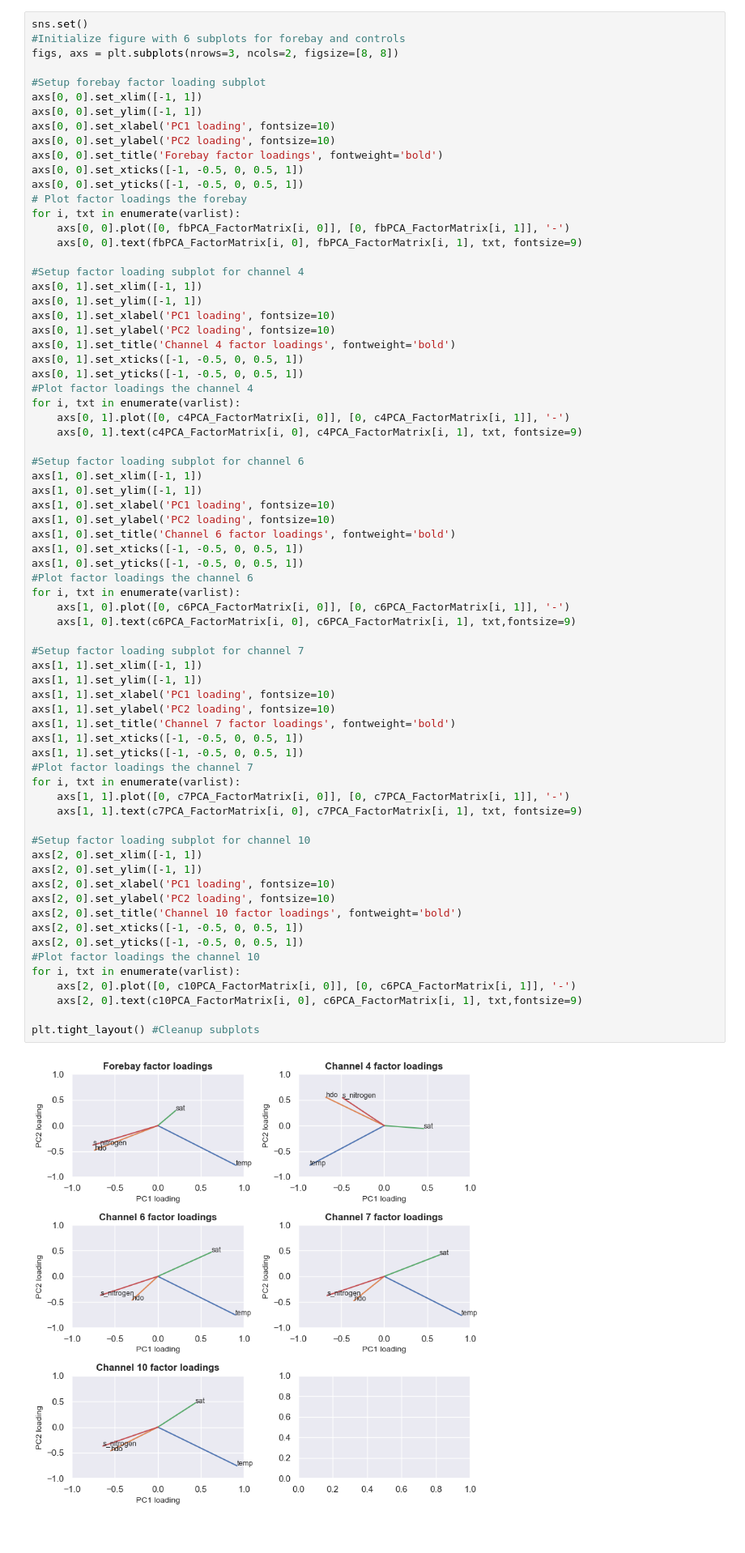
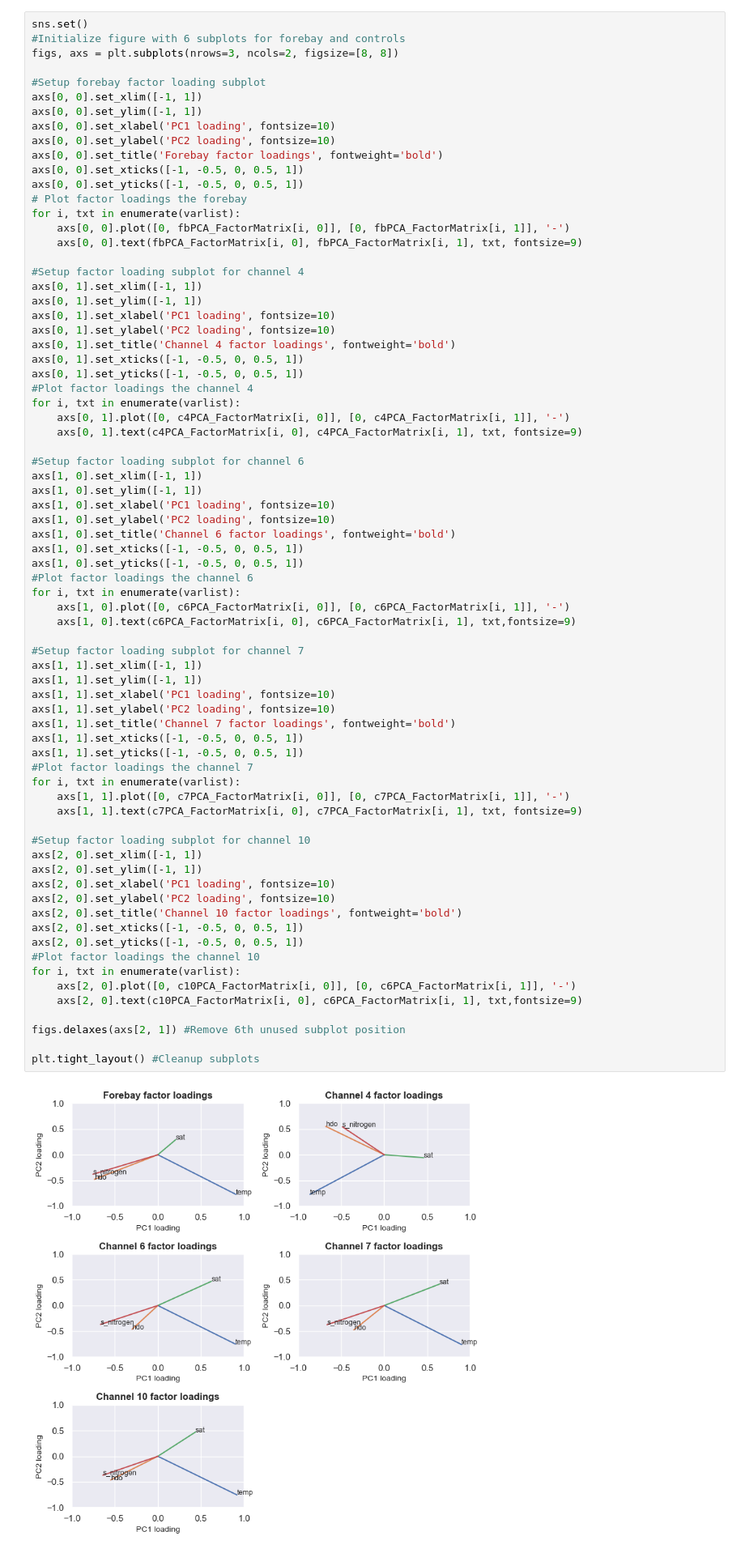
Before and after one commit to kmduncan1/MS263_BioreactorProject, a Jupyter notebook: ProjectNotebook.ipynb, the cells around one changed output. Shown at 81% size. Drawn from its saved outputs; the diff is of its cells as text.

```diff
--- a/ProjectNotebook.ipynb
+++ b/ProjectNotebook.ipynb
@@ -371,34 +373,36 @@ for i, txt in enumerate(varlist):
     axs[1, 0].text(c6PCA_FactorMatrix[i, 0], c6PCA_FactorMatrix[i, 1], txt,fontsize=9)
 
 #Setup factor loading subplot for channel 7
 axs[1, 1].set_xlim([-1, 1])
 axs[1, 1].set_ylim([-1, 1])
 axs[1, 1].set_xlabel('PC1 loading', fontsize=10)
 axs[1, 1].set_ylabel('PC2 loading', fontsize=10)
 axs[1, 1].set_title('Channel 7 factor loadings', fontweight='bold')
 axs[1, 1].set_xticks([-1, -0.5, 0, 0.5, 1])
 axs[1, 1].set_yticks([-1, -0.5, 0, 0.5, 1])
 #Plot factor loadings the channel 7
 for i, txt in enumerate(varlist):
     axs[1, 1].plot([0, c7PCA_FactorMatrix[i, 0]], [0, c7PCA_FactorMatrix[i, 1]], '-')
     axs[1, 1].text(c7PCA_FactorMatrix[i, 0], c7PCA_FactorMatrix[i, 1], txt, fontsize=9)
 
 #Setup factor loading subplot for channel 10
 axs[2, 0].set_xlim([-1, 1])
 axs[2, 0].set_ylim([-1, 1])
 axs[2, 0].set_xlabel('PC1 loading', fontsize=10)
 axs[2, 0].set_ylabel('PC2 loading', fontsize=10)
 axs[2, 0].set_title('Channel 10 factor loadings', fontweight='bold')
 axs[2, 0].set_xticks([-1, -0.5, 0, 0.5, 1])
 axs[2, 0].set_yticks([-1, -0.5, 0, 0.5, 1])
 #Plot factor loadings the channel 10
 for i, txt in enumerate(varlist):
     axs[2, 0].plot([0, c10PCA_FactorMatrix[i, 0]], [0, c6PCA_FactorMatrix[i, 1]], '-')
     axs[2, 0].text(c10PCA_FactorMatrix[i, 0], c6PCA_FactorMatrix[i, 1], txt,fontsize=9)
 
+figs.delaxes(axs[2, 1]) #Remove 6th unused subplot position
+
 plt.tight_layout() #Cleanup subplots
 # %% [output]
-[figure, old version]
+[figure, new version]
 # %% [markdown]
 <b>Figure 4.</b> Principle component loadings for forebay and control treatment channel discharge.
 # %% [markdown]
```
Also changed, not shown: parts of 23 cells of this notebook.
